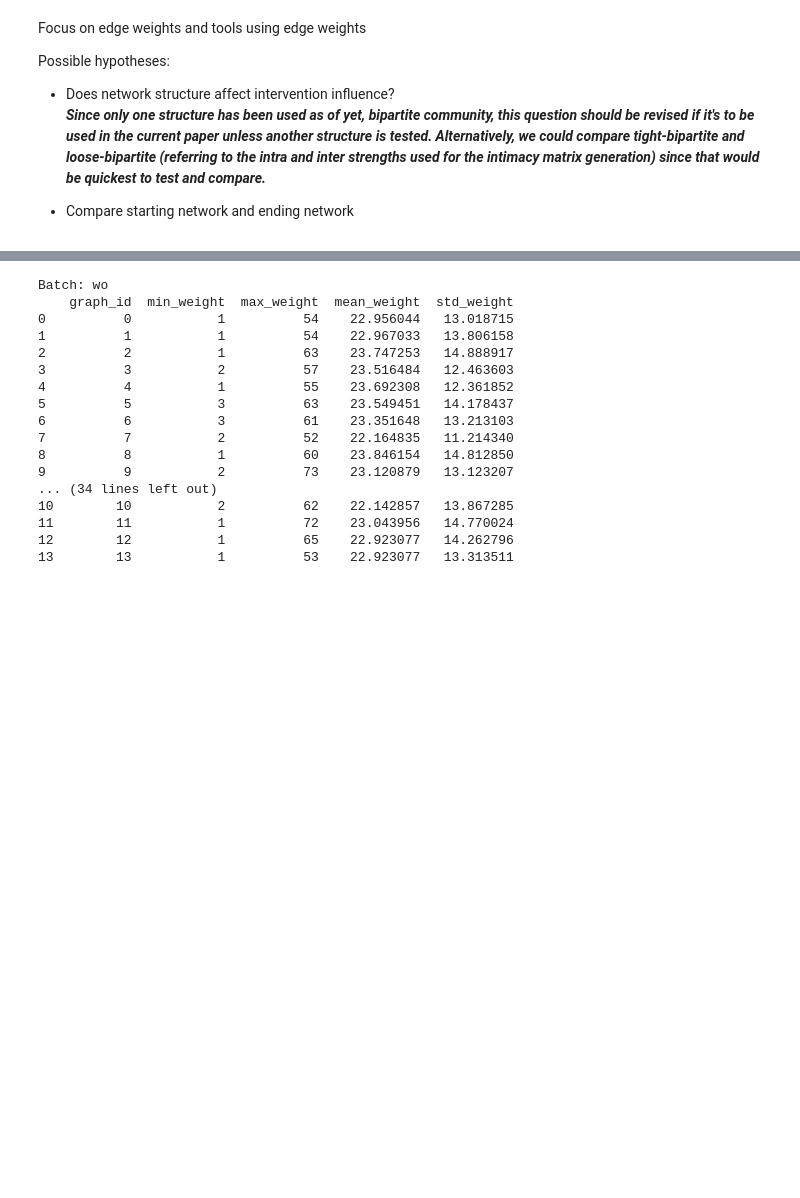
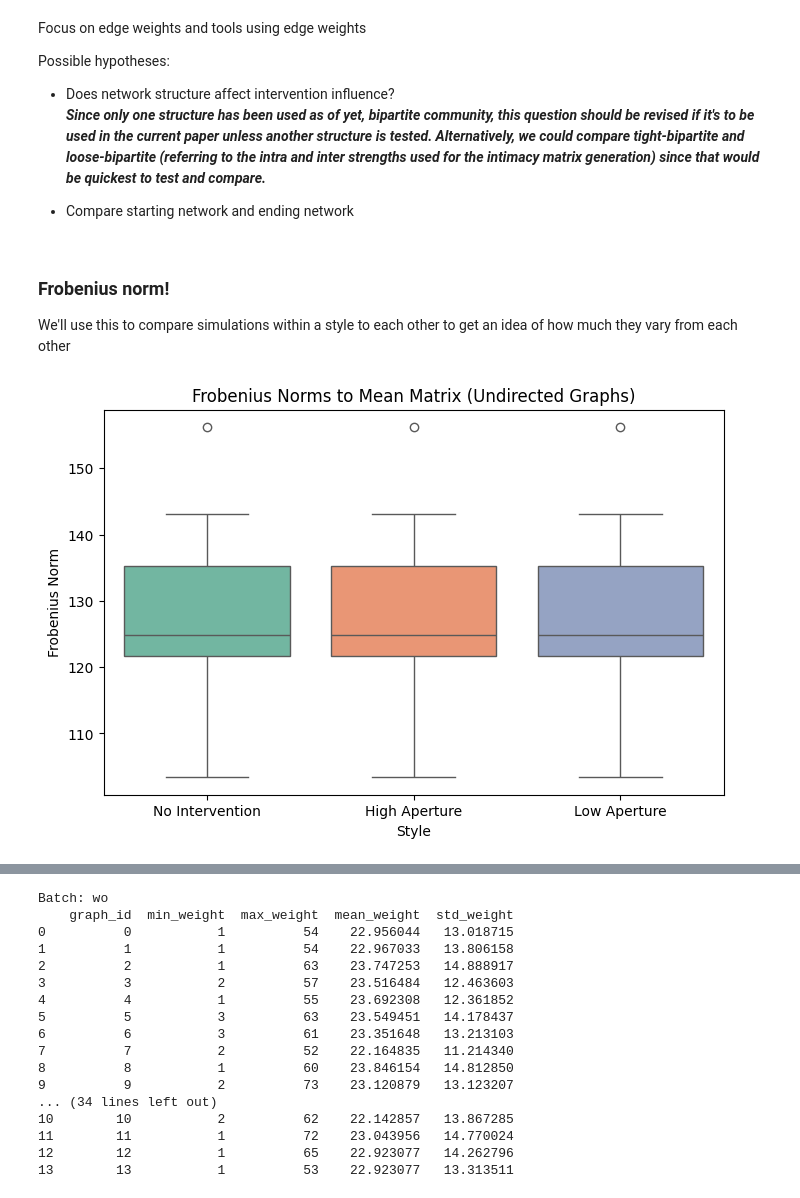
Before and after one commit to pajarito95/Emotion-Contagion, a Jupyter notebook: abm_emotion_contagion_analysis.ipynb, the cells around one changed output, grey strips where cells are left out. Saved outputs shown, nothing was run; the diff lists cells and outputs as text; code cells hidden in the pictures; blank space fills up the shorter version.

```diff
--- a/abm_emotion_contagion_analysis.ipynb
+++ b/abm_emotion_contagion_analysis.ipynb
@@ -553,0 +391,3 @@ Possible hypotheses:
+# %% [markdown]
+### Frobenius norm!
+We'll use this to compare simulations within a style to each other to get an idea of how much they vary from each other
@@ -553,0 +417,44 @@ Possible hypotheses:
+# %%
+# Step 2) Compute Frobenius norms between each pair of adjacency matrices within a style
+def frobenius_norms_comparison(adj_list):
+    '''
+    We want to compare the adjacency matrices within a style to the mean matrix of that style to get an idea of how much they vary from each other, so we compute the Frobenius norm between each adjacency matrix and the mean matrix.
+    Smaller = more similar
+    '''
+    mean_matrix = np.mean(adj_list, axis=0)
+    frobenius_norms = np.array([np.linalg.norm(A - mean_matrix, 'fro') for A in adj_list])
+    return mean_matrix, frobenius_norms
+
+# F norms for G and DG
+mean_matrix_G_wo, fnorm_Gs_wo = frobenius_norms_comparison(Gs_wo_adj)
+mean_matrix_G_H, fnorm_Gs_H = frobenius_norms_comparison(Gs_H_adj)
+mean_matrix_G_L, fnorm_Gs_L = frobenius_norms_comparison(Gs_L_adj)
+
+mean_matrix_DG_wo, fnorm_DGs_wo = frobenius_norms_comparison(DGs_wo_adj)
+mean_matrix_DG_H, fnorm_DGs_H = frobenius_norms_comparison(DGs_H_adj)
+mean_matrix_DG_L, fnorm_DGs_L = frobenius_norms_comparison(DGs_L_adj)
+# %%
+# Step 3) Visualize the Frobenius norms
+styles = ['No Intervention', 'High Aperture', 'Low Aperture']
+fnorm_data = {
+    'style': [],
+    'frobenius_norm': []
+}
+
+# Undirected graphs
+for style_name, fnorms in zip(styles, [fnorm_Gs_wo, fnorm_Gs_H, fnorm_Gs_L]):
+    fnorm_data['style'].extend([style_name]*len(fnorms))
+    fnorm_data['frobenius_norm'].extend(fnorms)
+
+
+df_fnorm = pd.DataFrame(fnorm_data)
+
+
+plt.figure(figsize=(8,5))
+sns.boxplot(x='style', y='frobenius_norm', data=df_fnorm, palette='Set2', hue='style', legend=False)
+plt.title("Frobenius Norms to Mean Matrix (Undirected Graphs)")
+plt.ylabel("Frobenius Norm")
+plt.xlabel("Style")
+plt.show()
+# %% [output]
+[figure, added]
```
Also changed, not shown: parts of 41 cells of this notebook.
